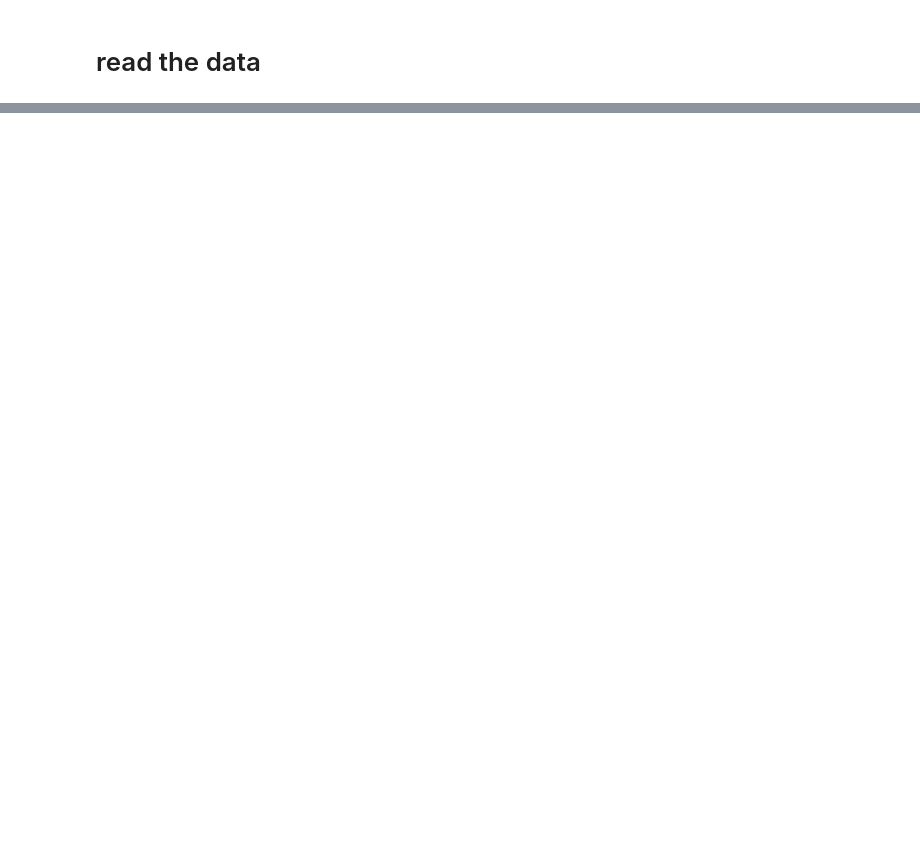
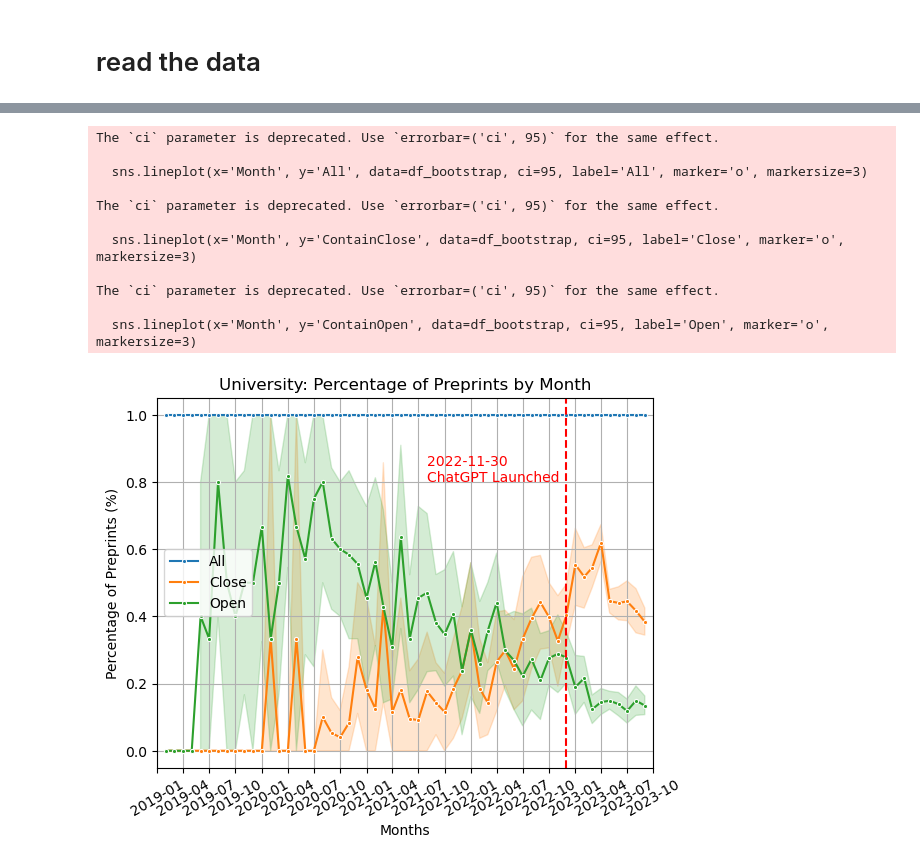
Before and after one commit to jiaweixu98/ChatGPTinnovationWaves, a Jupyter notebook: llm_redraw.ipynb, the cells around one changed output, grey strips where cells are left out. Drawn from its saved outputs; the diff is of its cells as text; code cells hidden in the pictures; blank space fills up the shorter version.

```diff
--- a/llm_redraw.ipynb
+++ b/llm_redraw.ipynb
@@ -25,0 +507,10 @@ llm_data
+# %%
+def label_institutes(institutes):
+    # List of keywords that indicate an institute is a university
+    university_keywords = ['university', 'college', 'institute of technology', 'school of', 'academy', 'faculty', 'universidad', 'universite', 'universität',  'polytechnic', 'universitas', 'school', 'hospital','université', 'advanced institute of science', 'polytechnique','institute of computing technology']
+
+    # Label each institute as 'university' or 'industrial'
+    return ['university' if any(keyword in institute.lower() for keyword in university_keywords) else 'industrial' for institute in institutes]
+
+# Apply the function to the 'Institute' column
+llm_data_institute['Institute Type'] = llm_data_institute['Institute'].apply(label_institutes)
@@ -25,0 +817,64 @@ llm_data
+# %%
+import matplotlib.pyplot as plt
+import matplotlib.dates as mdates
+import seaborn as sns
+import pandas as pd
+
+# Filter the DataFrame to include only rows where 'university' is in 'Institute Type'
+university_data = llm_data_institute[llm_data_institute['Institute Type'].apply(lambda x: 'university' in x)]
+
+# Initialize an empty list to store the data
+data = []
+
+# For each row in the DataFrame
+for index, row in university_data.iterrows():
+    # Create a dictionary to store the data for this row
+    row_data = {'Month': row['month_year']}
+    # Determine whether the row is in each category
+    row_data['All'] = 1
+    row_data['ContainModel'] = int(row['OpenModelNumber'] != 0)
+    row_data['ContainClose'] = int(row['CloseModelNumber'] != 0)
+    row_data['ContainOpen'] = int(row['OpenModelNumber'] != 0)
+    # Add the data for this row to the list
+    data.append(row_data)
+
+# Convert the list to a DataFrame
+df_bootstrap = pd.DataFrame(data)
+
+
+# Convert 'Month' to datetime
+df_bootstrap['Month'] = df_bootstrap['Month'].dt.to_timestamp()
+
+# Now you can use seaborn's lineplot function to plot the data with a 95% confidence interval
+sns.lineplot(x='Month', y='All', data=df_bootstrap, ci=95, label='All', marker='o', markersize=3)
+sns.lineplot(x='Month', y='ContainClose', data=df_bootstrap, ci=95, label='Close', marker='o', markersize=3)
+sns.lineplot(x='Month', y='ContainOpen', data=df_bootstrap, ci=95, label='Open', marker='o', markersize=3)
+
+ax = plt.gca()
+ax.xaxis.set_major_locator(mdates.MonthLocator(interval=3))  # set x-ticks every 3 months
+ax.xaxis.set_major_formatter(mdates.DateFormatter('%Y-%m'))  # format x-ticks as 'YYYY-MM'
+ax.set_xlim([pd.Timestamp('2019-01'), pd.Timestamp('2023-10')])  # set x-axis limits
+
+plt.xticks(rotation=30)
+plt.xlabel('Months')
+plt.ylabel('Percentage of Preprints (%)')
+plt.title('University: Percentage of Preprints by Month')
+plt.grid(True)
+
+ax.axvline(pd.Timestamp('2022-11-30'), color='r', linestyle='--')  # add vertical line
+ax.annotate('2022-11-30\nChatGPT Launched', xy=(pd.Timestamp('2022-11-30'), 0.8), xycoords='data', xytext=(-100,0), textcoords='offset points', color='r')  # add annotation
+
+plt.show()
+# %% [output]
+The `ci` parameter is deprecated. Use `errorbar=('ci', 95)` for the same effect.
+
+  sns.lineplot(x='Month', y='All', data=df_bootstrap, ci=95, label='All', marker='o', markersize=3)
+
+The `ci` parameter is deprecated. Use `errorbar=('ci', 95)` for the same effect.
+
+  sns.lineplot(x='Month', y='ContainClose', data=df_bootstrap, ci=95, label='Close', marker='o', markersize=3)
+
+The `ci` parameter is deprecated. Use `errorbar=('ci', 95)` for the same effect.
+
+  sns.lineplot(x='Month', y='ContainOpen', data=df_bootstrap, ci=95, label='Open', marker='o', markersize=3)
+[figure, added]
```
Also changed, not shown: parts of 41 cells of this notebook.
